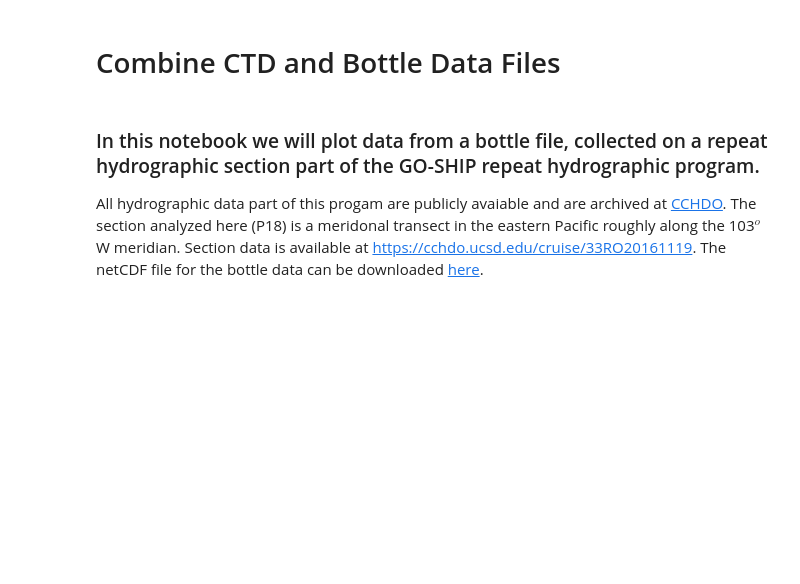
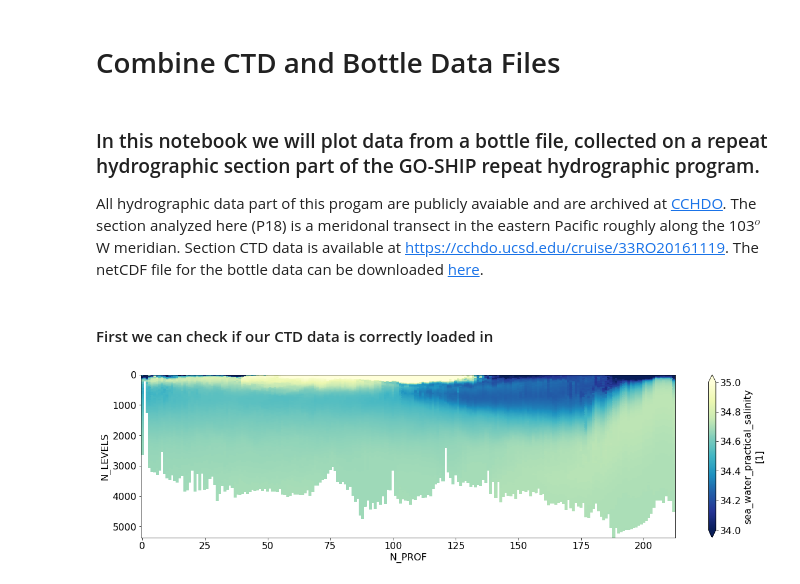
Before and after one commit to cchdo/demo_notebooks, a Jupyter notebook: explore_ctd_btl.ipynb, the cells around one changed output. Saved outputs shown, nothing was run; the diff lists cells and outputs as text; code cells hidden in the pictures; blank space fills up the shorter version.

```diff
--- a/explore_ctd_btl.ipynb
+++ b/explore_ctd_btl.ipynb
@@ -3,7 +3,7 @@
 # %% [markdown]
 ### In this notebook we will plot data from a bottle file, collected on a repeat hydrographic section part of the GO-SHIP repeat hydrographic program.
 
-All hydrographic data part of this progam are publicly avaiable and are archived at [CCHDO](https://cchdo.ucsd.edu/). The section analyzed here (P18) is a meridonal transect in the eastern Pacific roughly along the 103$^o$W meridian. Section data is available at https://cchdo.ucsd.edu/cruise/33RO20161119. The netCDF file for the bottle data can be downloaded [here](https://cchdo.ucsd.edu/data/38327/33RO20161119_nc_hyd.zip).
+All hydrographic data part of this progam are publicly avaiable and are archived at [CCHDO](https://cchdo.ucsd.edu/). The section analyzed here (P18) is a meridonal transect in the eastern Pacific roughly along the 103$^o$W meridian. Section CTD data is available at https://cchdo.ucsd.edu/cruise/33RO20161119. The netCDF file for the bottle data can be downloaded [here](https://cchdo.ucsd.edu/data/38327/33RO20161119_nc_hyd.zip).
 # %%
 import xarray as xr
 import pandas as pd
@@ -23,5 +23,13 @@ warnings.filterwarnings('ignore')
 datapath = './data/'
 # %%
 # Load netCDF file for ctd and bottle files locally as xarray Dataset
-ds_ctd = xr.load_dataset('p18.nc')
-ds_btl = xr.load_dataset('p18_btl.nc')
+ds_ctd = xr.load_dataset(datapath+'p18.nc')
+ds_btl = xr.load_dataset(datapath+'p18_btl.nc')
+# %% [markdown]
+#### First we can check if our CTD data is correctly loaded in
+# %%
+# Simple section plot of Pressure Levels vs along-section Profile
+ds_ctd.ctd_salinity.T.plot(figsize=(20,5),yincrease=False,cmap='YlGnBu_r',vmax=35.,vmin=34.)
+plt.show()
+# %% [output]
+[figure, added]
```
Also changed, not shown: parts of 12 cells of this notebook.
